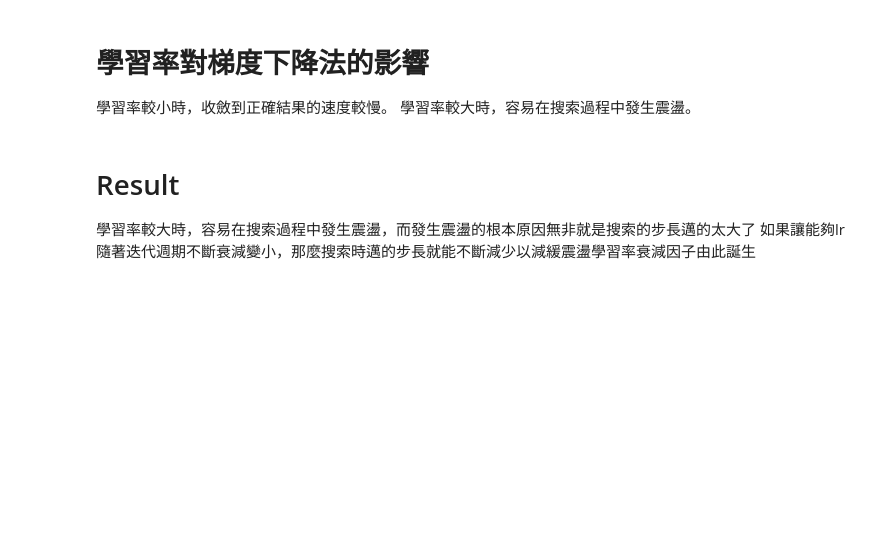
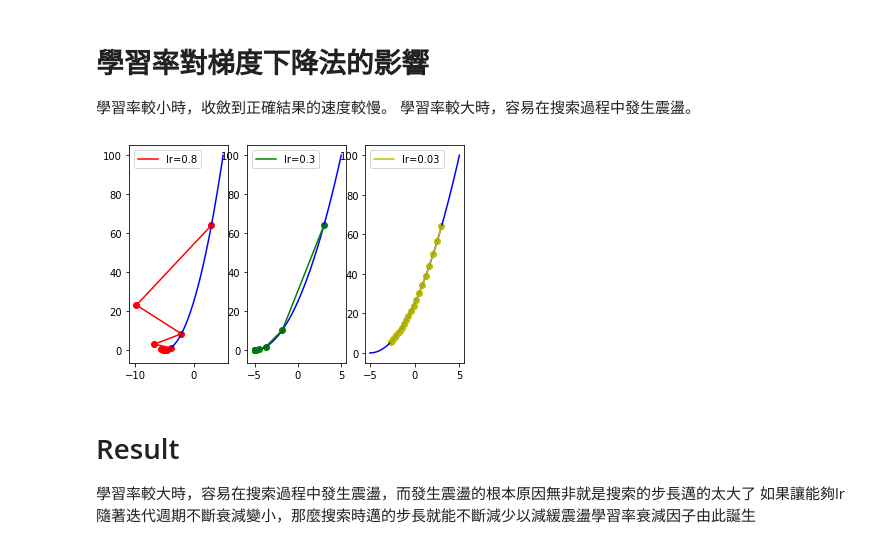
Before and after one commit to b99401105/2nd-ML100Days, a Jupyter notebook: homework/Part07/D74/Day74-Gradient_Descent_HW.ipynb, the cells around one changed output. Drawn from its saved outputs; the diff is of its cells as text; code cells hidden in the pictures; blank space fills up the shorter version.

```diff
--- a/homework/Part07/D74/Day74-Gradient_Descent_HW.ipynb
+++ b/homework/Part07/D74/Day74-Gradient_Descent_HW.ipynb
@@ -66,26 +70,27 @@ NameError: name 'x_data' is not defined
 # %%
 line_x = np.linspace(-5, 5, 100)
 line_y = func(line_x)
 plt.figure('Gradient Desent: Learning Rate')
 
-'''
-w_init
-epochs
+
+w_init=3
+epochs =20
 x = w_init
-lr = [........]
-'''
+lr = [0.8,0.3,0.03]
 
 color = ['r', 'g', 'y']
 size = np.ones(epochs+1) * 10
 size[-1] = 70
 for i in range(len(lr)):
     x = GD(w_init, dfunc, epochs, lr=lr[i])
     plt.subplot(1, 3, i+1)
     plt.plot(line_x, line_y, c='b')
     plt.plot(x, func(x), c=color[i], label='lr={}'.format(lr[i]))
     plt.scatter(x, func(x), c=color[i])
     plt.legend()
 plt.show()
+# %% [output]
+[figure, added]
 # %% [markdown]
 # Result
 學習率較大時，容易在搜索過程中發生震盪，而發生震盪的根本原因無非就是搜索的步長邁的太大了
```
Also changed, not shown: parts of 3 cells of this notebook.
